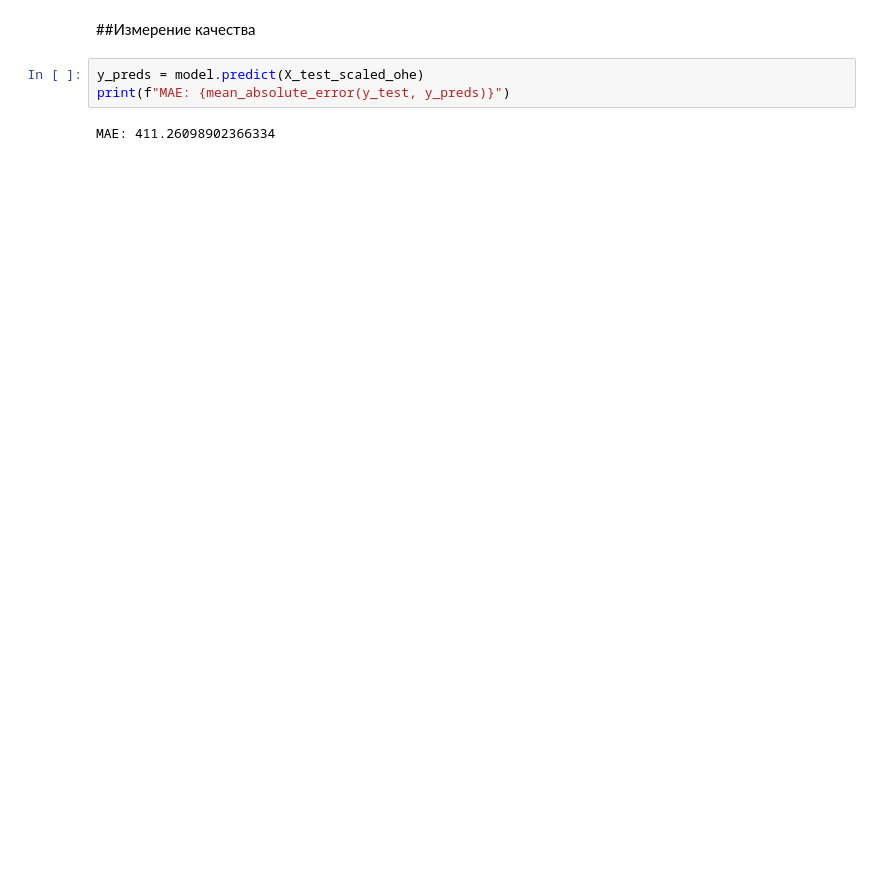
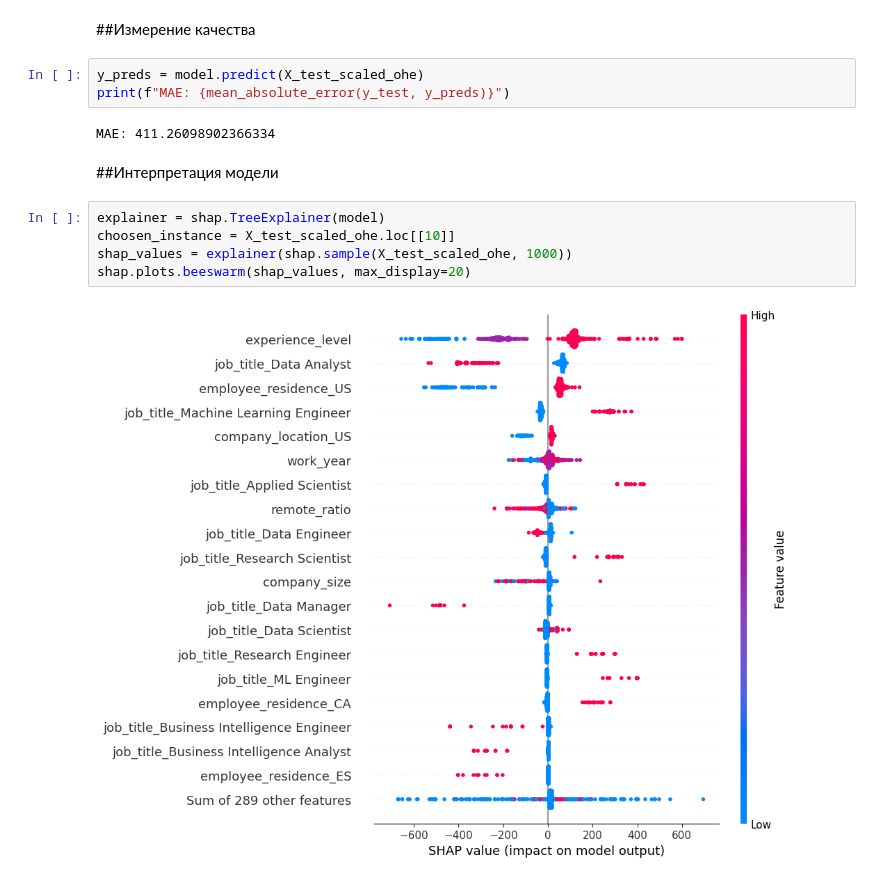
Before and after one commit to OnlySem/ITMO, a Jupyter notebook: задание_1.ipynb, the cells around one changed output. Saved outputs shown, nothing was run; the diff lists cells and outputs as text; blank space fills up the shorter version.

```diff
--- a/задание_1.ipynb
+++ b/задание_1.ipynb
@@ -484,3 +484,12 @@ y_preds = model.predict(X_test_scaled_ohe)
 print(f"MAE: {mean_absolute_error(y_test, y_preds)}")
 # %% [output]
 MAE: 411.26098902366334
+# %% [markdown]
+##Интерпретация модели
+# %%
+explainer = shap.TreeExplainer(model)
+choosen_instance = X_test_scaled_ohe.loc[[10]]
+shap_values = explainer(shap.sample(X_test_scaled_ohe, 1000))
+shap.plots.beeswarm(shap_values, max_display=20)
+# %% [output]
+[figure, added]
```
